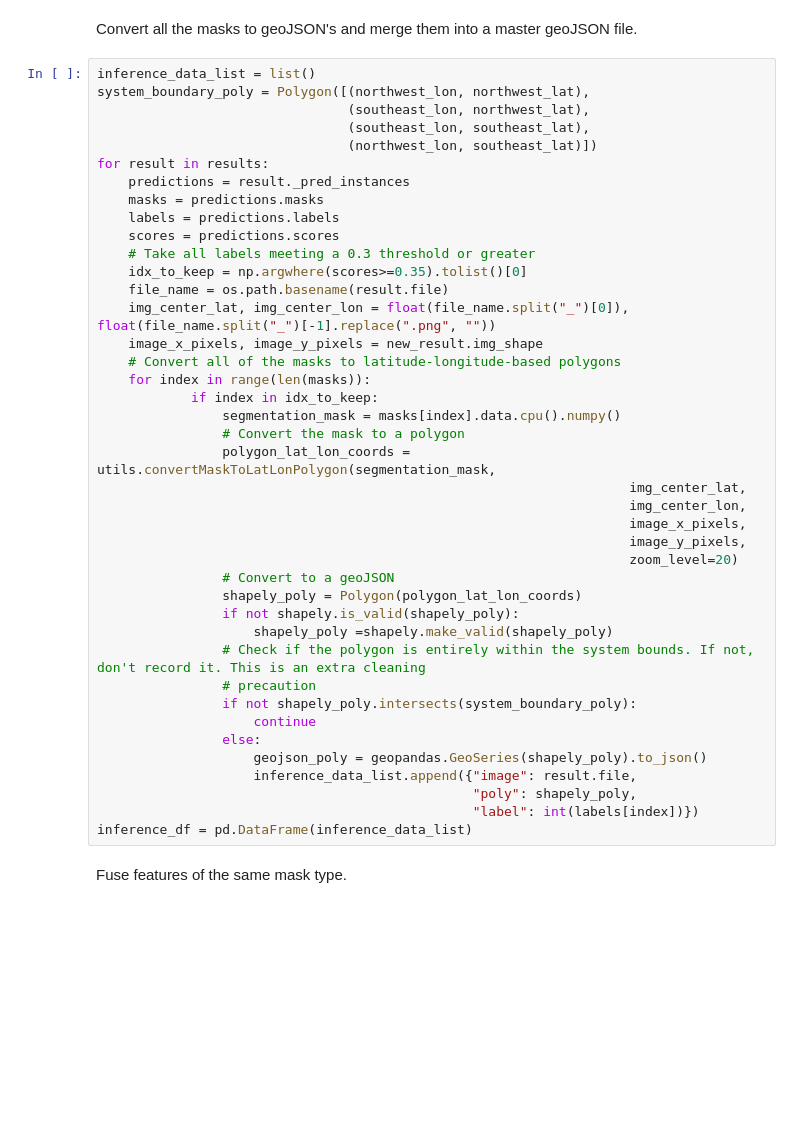
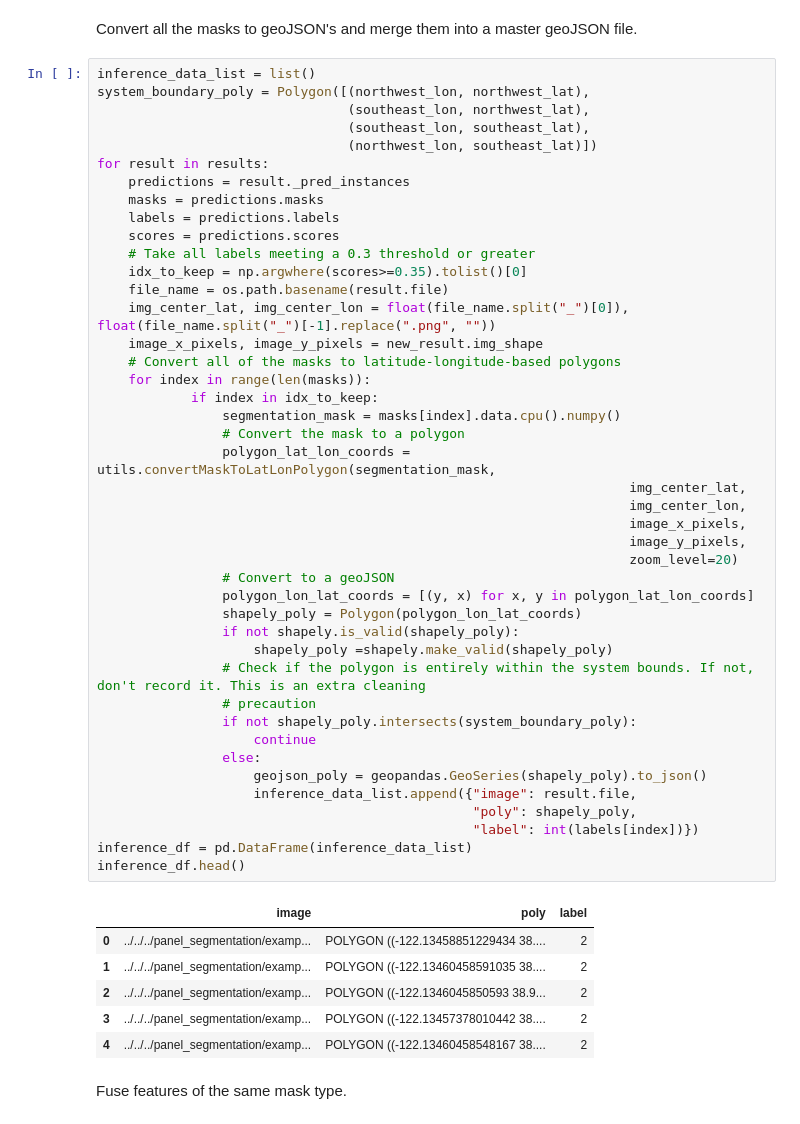
Before and after one commit to NatLabRockies/Panel-Segmentation, a Jupyter notebook: docs/examples/automated_geotagging/automated_geotagging_fixed_tilt_site.ipynb, the cells around one changed output. Saved outputs shown, nothing was run; the diff lists cells and outputs as text; blank space fills up the shorter version.

```diff
--- a/docs/examples/automated_geotagging/automated_geotagging_fixed_tilt_site.ipynb
+++ b/docs/examples/automated_geotagging/automated_geotagging_fixed_tilt_site.ipynb
@@ -130,34 +130,43 @@ for result in results:
     scores = predictions.scores
     # Take all labels meeting a 0.3 threshold or greater
     idx_to_keep = np.argwhere(scores>=0.35).tolist()[0]
     file_name = os.path.basename(result.file)
     img_center_lat, img_center_lon = float(file_name.split("_")[0]), float(file_name.split("_")[-1].replace(".png", ""))
     image_x_pixels, image_y_pixels = new_result.img_shape
     # Convert all of the masks to latitude-longitude-based polygons
     for index in range(len(masks)):
             if index in idx_to_keep:
                 segmentation_mask = masks[index].data.cpu().numpy()
                 # Convert the mask to a polygon
                 polygon_lat_lon_coords = utils.convertMaskToLatLonPolygon(segmentation_mask,
                                                                     img_center_lat,
                                                                     img_center_lon,
                                                                     image_x_pixels,
                                                                     image_y_pixels,
                                                                     zoom_level=20)
                 # Convert to a geoJSON
-                shapely_poly = Polygon(polygon_lat_lon_coords)
+                polygon_lon_lat_coords = [(y, x) for x, y in polygon_lat_lon_coords]
+                shapely_poly = Polygon(polygon_lon_lat_coords)
                 if not shapely.is_valid(shapely_poly):
                     shapely_poly =shapely.make_valid(shapely_poly)
                 # Check if the polygon is entirely within the system bounds. If not, don't record it. This is an extra cleaning
                 # precaution
                 if not shapely_poly.intersects(system_boundary_poly):
                     continue
                 else:
                     geojson_poly = geopandas.GeoSeries(shapely_poly).to_json()
                     inference_data_list.append({"image": result.file,
                                                 "poly": shapely_poly,
                                                 "label": int(labels[index])})
 inference_df = pd.DataFrame(inference_data_list)
+inference_df.head()
+# %% [output]
+|  | image | poly | label |
+| 0 | ../../../panel_segmentation/examp... | POLYGON ((-122.13458851229434 38.... | 2 |
+| 1 | ../../../panel_segmentation/examp... | POLYGON ((-122.13460458591035 38.... | 2 |
+| 2 | ../../../panel_segmentation/examp... | POLYGON ((-122.1346045850593 38.9... | 2 |
+| 3 | ../../../panel_segmentation/examp... | POLYGON ((-122.13457378010442 38.... | 2 |
+| 4 | ../../../panel_segmentation/examp... | POLYGON ((-122.13460458548167 38.... | 2 |
 # %% [markdown]
 Fuse features of the same mask type.
 # %%
```
Also changed, not shown: parts of 1 cell of this notebook, 6 other files.
